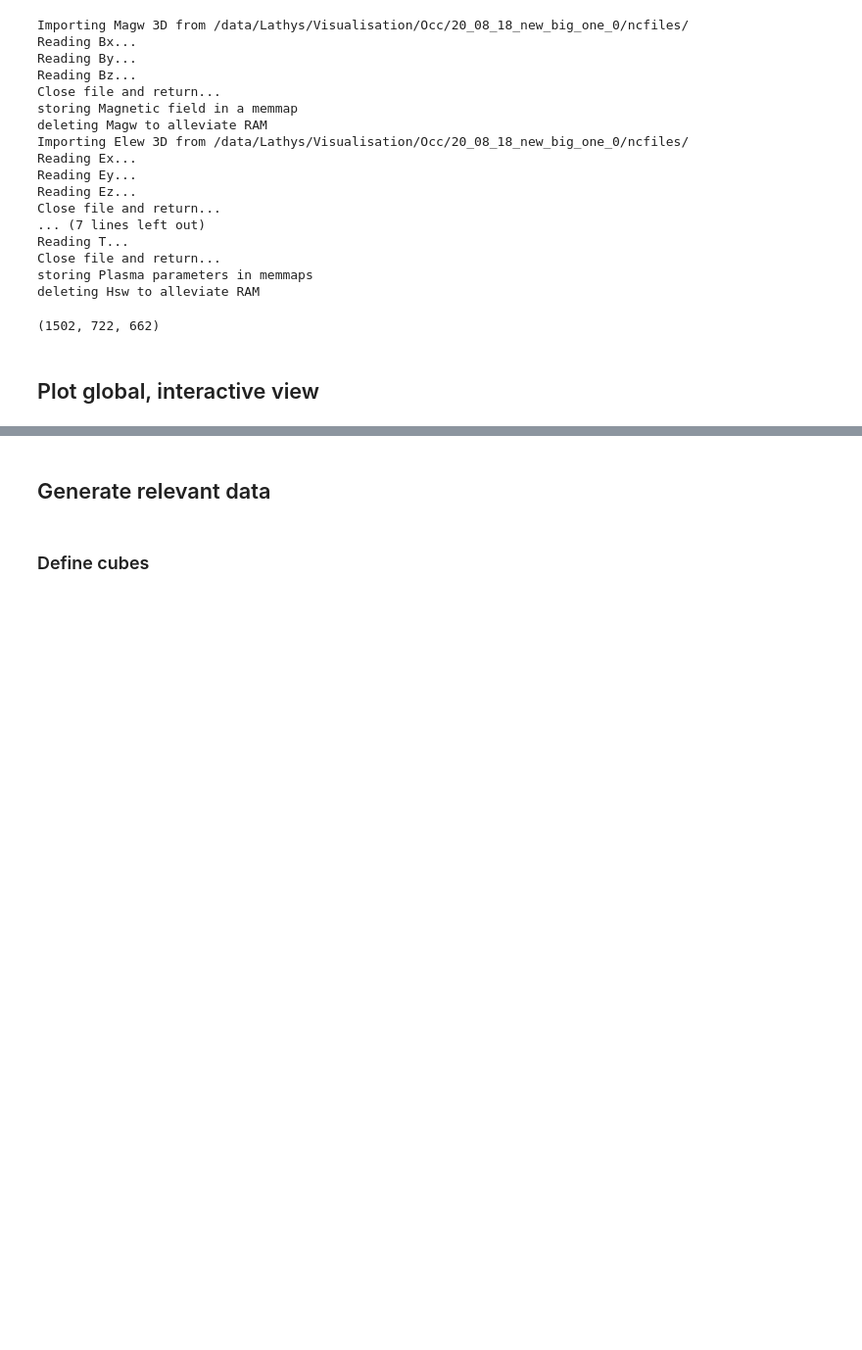
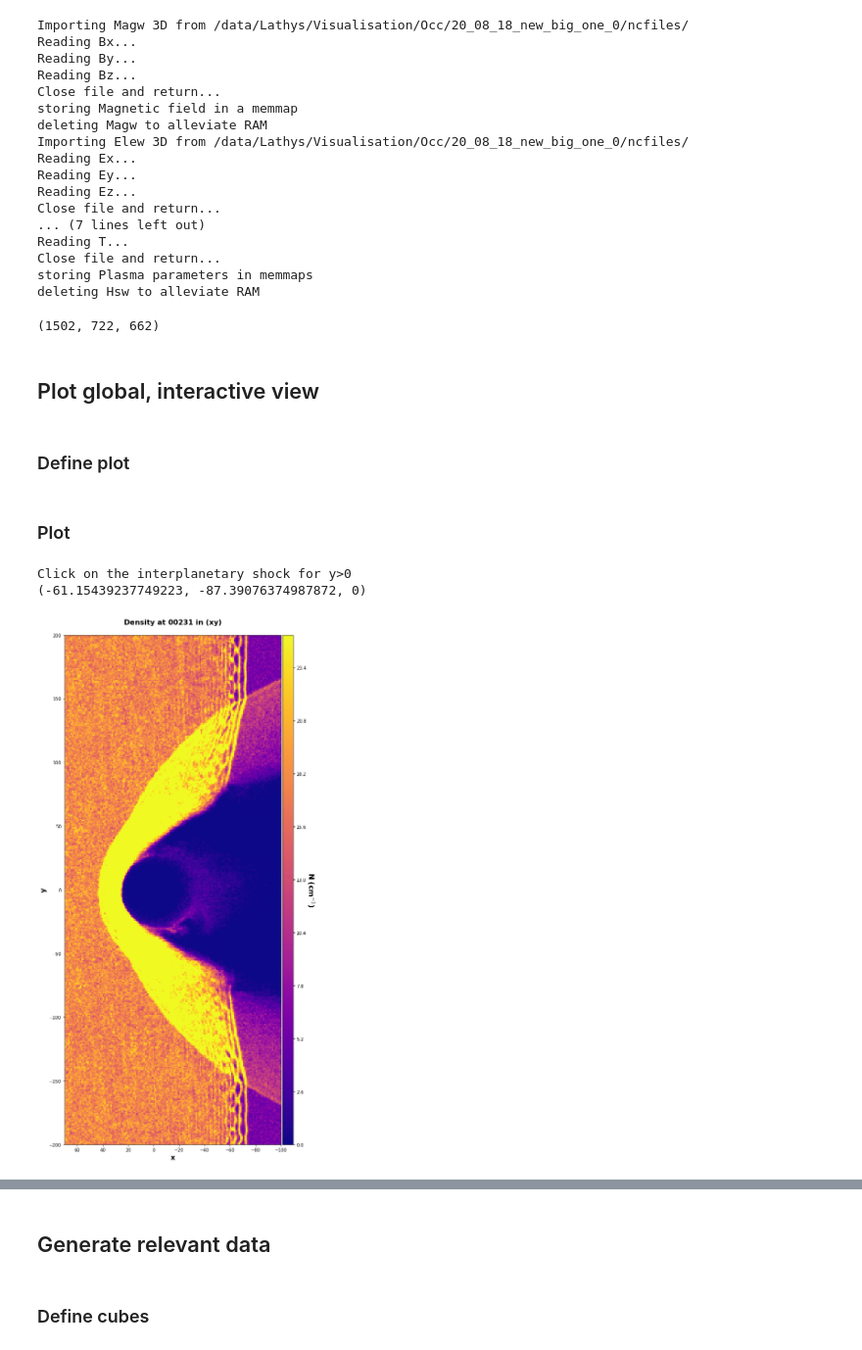
Before and after one commit to cmoissar/Jupyter-Notebooks, a Jupyter notebook: Shock_understanding.ipynb, the cells around one changed output, grey strips where cells are left out. Shown at 98% size. Saved outputs shown, nothing was run; the diff lists cells and outputs as text; code cells hidden in the pictures; blank space fills up the shorter version.

Commit message:
made Shock_understanding.ipynb work

```diff
--- a/Shock_understanding.ipynb
+++ b/Shock_understanding.ipynb
@@ -255,3 +255,5 @@ np.shape(Bx)
 (1502, 722, 662)
 # %% [markdown]
 ## Plot global, interactive view
+# %% [markdown]
+### Define plot
@@ -258,6 +407,8 @@ np.shape(Bx)
+# %% [markdown]
+### Plot
 # %%
 xmin = min(X)
 xmax = 3*abs(xmin)   #Most of the length in the x direction is used to give space for the sheath to form
                      #It is not really interesting
 zoom = (xmin, xmax, min(Y), max(Y), min(Z), max(Z))
-# zoom = (-100, 70, -200, 200, -200, 200)
+zoom = (-100, 70, -200, 200, -200, 200)
@@ -267,4 +415,16 @@ zoom = (xmin, xmax, min(Y), max(Y), min(Z), max(Z))
 # %%
-MD.plot_colormap(N[:,:,nz0], f'Density at {time} in (xy)', r'N (cm$^{-3}$)', 'xy',
+plot_colormap(N[:,:,nz0], f'Density at {time} in (xy)', r'N (cm$^{-3}$)', 'xy',
                  loop = loop,
                  save_dir = storing_directory, t_label = time_label, zoom = zoom)
+
+print("Click on the interplanetary shock for y>0")
+position_shock_xy = plt.ginput(1, timeout = -1)
+
+#Make it a 3d coordinate
+position_shock_xy = (position_shock_xy[0][0], position_shock_xy[0][1], 0)
+
+print(position_shock_xy)
+# %% [output]
+Click on the interplanetary shock for y>0
+(-61.15439237749223, -87.39076374987872, 0)
+[figure, added]
```
Also changed, not shown: parts of 33 cells of this notebook, 2 other files.
